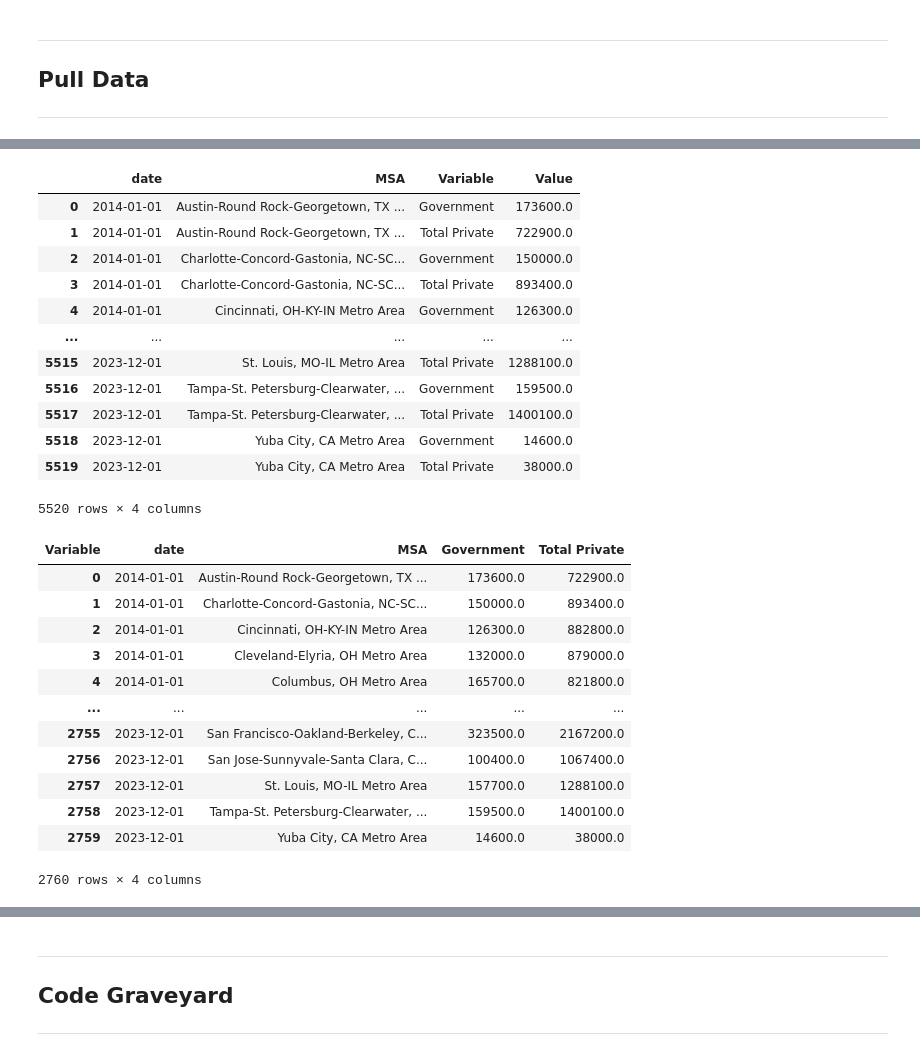
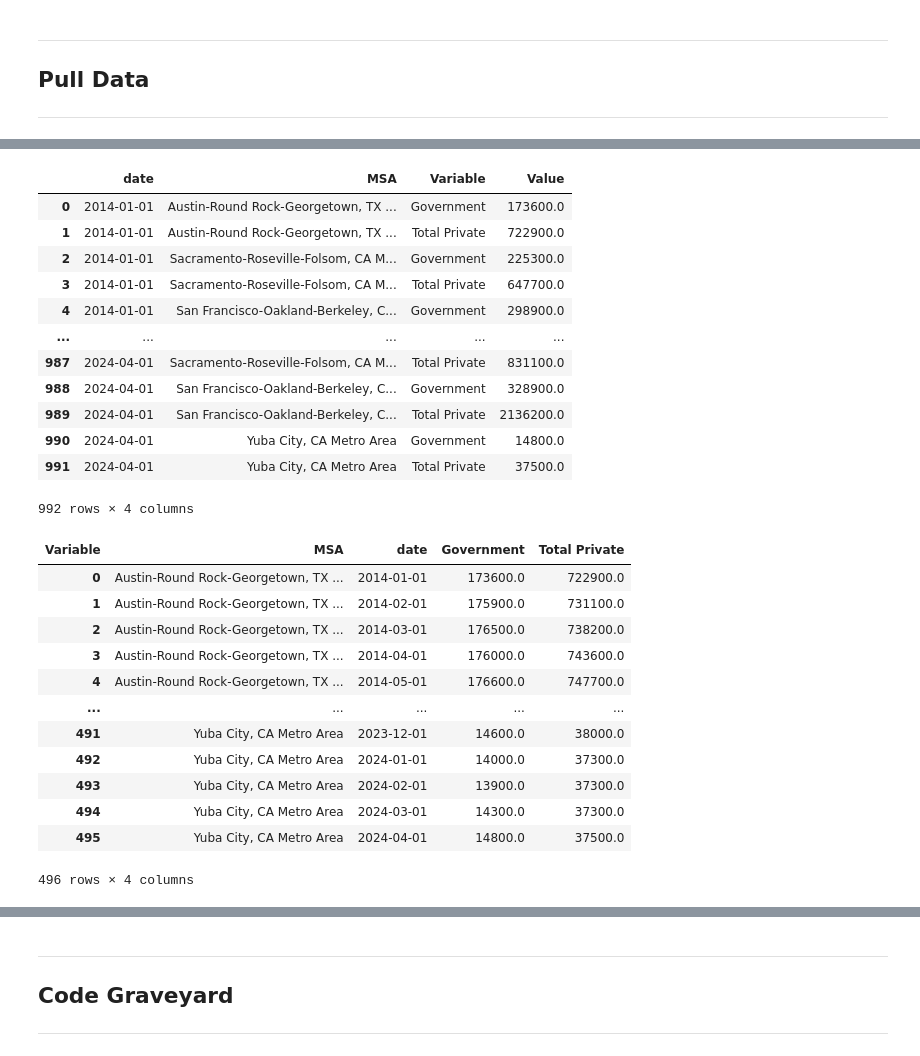
Before and after one commit to SACOG/Regional-Monitoring, a Jupyter notebook: Indicator_Gen/Python Code/BLS/BLS Queries.ipynb, the cells around one changed output, grey strips where cells are left out. Drawn from its saved outputs; the diff is of its cells as text; code cells hidden in the pictures.

```diff
--- a/Indicator_Gen/Python Code/BLS/BLS Queries.ipynb
+++ b/Indicator_Gen/Python Code/BLS/BLS Queries.ipynb
@@ -31,7 +32,7 @@ if user == 'jfontes':
 
     # SharePoint
     path_sp   = os.path.join(path_users, 'Sacramento Area Council of Governments\Regional Monitoring and Reporting - Documents')
-    path_agol = os.path.join(path_sp, 'Process Revamp', 'Task 8. Reproduce Progress Report indicators', 'Indicator Data', 'Census Data')
+    path_agol = os.path.join(path_sp, 'Process Revamp', 'Task 8. Reproduce Progress Report indicators', 'Indicator Data', 'BLS Data')
     path_main = os.path.join(path_sp, 'Data')
 
 if user in ['jchoy', 'aazawii']:
@@ -214,0 +71,28 @@ def full_bls(sector_list, df, dates, key, pre, data_type):
+# %%
+# Import objects
+df_params = pd.read_excel(os.path.join(path_config, 'BLS Configuration File.xlsx'), sheet_name = 'Inputs')
+
+# Set parameters for querying ACS data
+indicator_name     = df_params[df_params['Type'] == 'indicator_name'    ]['Input'].values[0]
+estimate           = df_params[df_params['Type'] == 'estimate'          ]['Input'].values[0]
+survey             = df_params[df_params['Type'] == 'sample'            ]['Input'].values[0]
+geography          = df_params[df_params['Type'] == 'geography'         ]['Input'].values[0]
+import_tab         = df_params[df_params['Type'] == 'import_tab'        ]['Input'].values[0]
+percentages        = df_params[df_params['Type'] == 'percentages'       ]['Input'].values[0]
+num_vars           = df_params[df_params['Type'] == 'num_vars'          ]['Input'].values[0]
+year_start         = df_params[df_params['Type'] == 'year_start'        ]['Input'].values[0]
+year_end           = df_params[df_params['Type'] == 'year_end'          ]['Input'].values[0]
+report_theme       = df_params[df_params['Type'] == 'report_theme'      ]['Input'].values[0]
+sp_folder_out      = df_params[df_params['Type'] == 'sp_folder'         ]['Input'].values[0]
+MOE = 'Yes'
+
+# view
+print(indicator_name)
+print(estimate)
+print(survey)
+print(geography)
+print(import_tab)
+print("Percentages: " + percentages)
+print("Number of variables: " + str(num_vars))
+print(year_start)
+print(year_end)
@@ -315,34 +223,33 @@ df_unmelted = (df_melted.pivot_table(index=['date', 'MSA'], columns='Variable',
 # %%
 # Displaying for QC
-
-display(df_melted, df_unmelted)
+display(df_bls1, df_bls2)
 # %% [output]
 |  | date | MSA | Variable | Value |
 | 0 | 2014-01-01 | Austin-Round Rock-Georgetown, TX ... | Government | 173600.0 |
 | 1 | 2014-01-01 | Austin-Round Rock-Georgetown, TX ... | Total Private | 722900.0 |
-| 2 | 2014-01-01 | Charlotte-Concord-Gastonia, NC-SC... | Government | 150000.0 |
-| 3 | 2014-01-01 | Charlotte-Concord-Gastonia, NC-SC... | Total Private | 893400.0 |
-| 4 | 2014-01-01 | Cincinnati, OH-KY-IN Metro Area | Government | 126300.0 |
+| 2 | 2014-01-01 | Sacramento-Roseville-Folsom, CA M... | Government | 225300.0 |
+| 3 | 2014-01-01 | Sacramento-Roseville-Folsom, CA M... | Total Private | 647700.0 |
+| 4 | 2014-01-01 | San Francisco-Oakland-Berkeley, C... | Government | 298900.0 |
 | ... | ... | ... | ... | ... |
-| 5515 | 2023-12-01 | St. Louis, MO-IL Metro Area | Total Private | 1288100.0 |
-| 5516 | 2023-12-01 | Tampa-St. Petersburg-Clearwater, ... | Government | 159500.0 |
-| 5517 | 2023-12-01 | Tampa-St. Petersburg-Clearwater, ... | Total Private | 1400100.0 |
-| 5518 | 2023-12-01 | Yuba City, CA Metro Area | Government | 14600.0 |
-| 5519 | 2023-12-01 | Yuba City, CA Metro Area | Total Private | 38000.0 |
+| 987 | 2024-04-01 | Sacramento-Roseville-Folsom, CA M... | Total Private | 831100.0 |
+| 988 | 2024-04-01 | San Francisco-Oakland-Berkeley, C... | Government | 328900.0 |
+| 989 | 2024-04-01 | San Francisco-Oakland-Berkeley, C... | Total Private | 2136200.0 |
+| 990 | 2024-04-01 | Yuba City, CA Metro Area | Government | 14800.0 |
+| 991 | 2024-04-01 | Yuba City, CA Metro Area | Total Private | 37500.0 |
-5520 rows × 4 columns
+992 rows × 4 columns
-| Variable | date | MSA | Government | Total Private |
-| 0 | 2014-01-01 | Austin-Round Rock-Georgetown, TX ... | 173600.0 | 722900.0 |
-| 1 | 2014-01-01 | Charlotte-Concord-Gastonia, NC-SC... | 150000.0 | 893400.0 |
-| 2 | 2014-01-01 | Cincinnati, OH-KY-IN Metro Area | 126300.0 | 882800.0 |
-| 3 | 2014-01-01 | Cleveland-Elyria, OH Metro Area | 132000.0 | 879000.0 |
-| 4 | 2014-01-01 | Columbus, OH Metro Area | 165700.0 | 821800.0 |
+| Variable | MSA | date | Government | Total Private |
+| 0 | Austin-Round Rock-Georgetown, TX ... | 2014-01-01 | 173600.0 | 722900.0 |
+| 1 | Austin-Round Rock-Georgetown, TX ... | 2014-02-01 | 175900.0 | 731100.0 |
+| 2 | Austin-Round Rock-Georgetown, TX ... | 2014-03-01 | 176500.0 | 738200.0 |
+| 3 | Austin-Round Rock-Georgetown, TX ... | 2014-04-01 | 176000.0 | 743600.0 |
+| 4 | Austin-Round Rock-Georgetown, TX ... | 2014-05-01 | 176600.0 | 747700.0 |
 | ... | ... | ... | ... | ... |
-| 2755 | 2023-12-01 | San Francisco-Oakland-Berkeley, C... | 323500.0 | 2167200.0 |
-| 2756 | 2023-12-01 | San Jose-Sunnyvale-Santa Clara, C... | 100400.0 | 1067400.0 |
-| 2757 | 2023-12-01 | St. Louis, MO-IL Metro Area | 157700.0 | 1288100.0 |
-| 2758 | 2023-12-01 | Tampa-St. Petersburg-Clearwater, ... | 159500.0 | 1400100.0 |
-| 2759 | 2023-12-01 | Yuba City, CA Metro Area | 14600.0 | 38000.0 |
+| 491 | Yuba City, CA Metro Area | 2023-12-01 | 14600.0 | 38000.0 |
+| 492 | Yuba City, CA Metro Area | 2024-01-01 | 14000.0 | 37300.0 |
+| 493 | Yuba City, CA Metro Area | 2024-02-01 | 13900.0 | 37300.0 |
+| 494 | Yuba City, CA Metro Area | 2024-03-01 | 14300.0 | 37300.0 |
+| 495 | Yuba City, CA Metro Area | 2024-04-01 | 14800.0 | 37500.0 |
-2760 rows × 4 columns
+496 rows × 4 columns
 # %%
 # Checking to see if this matches our prior results,
 
```
Also changed, not shown: parts of 15 cells of this notebook, 4 other files.
